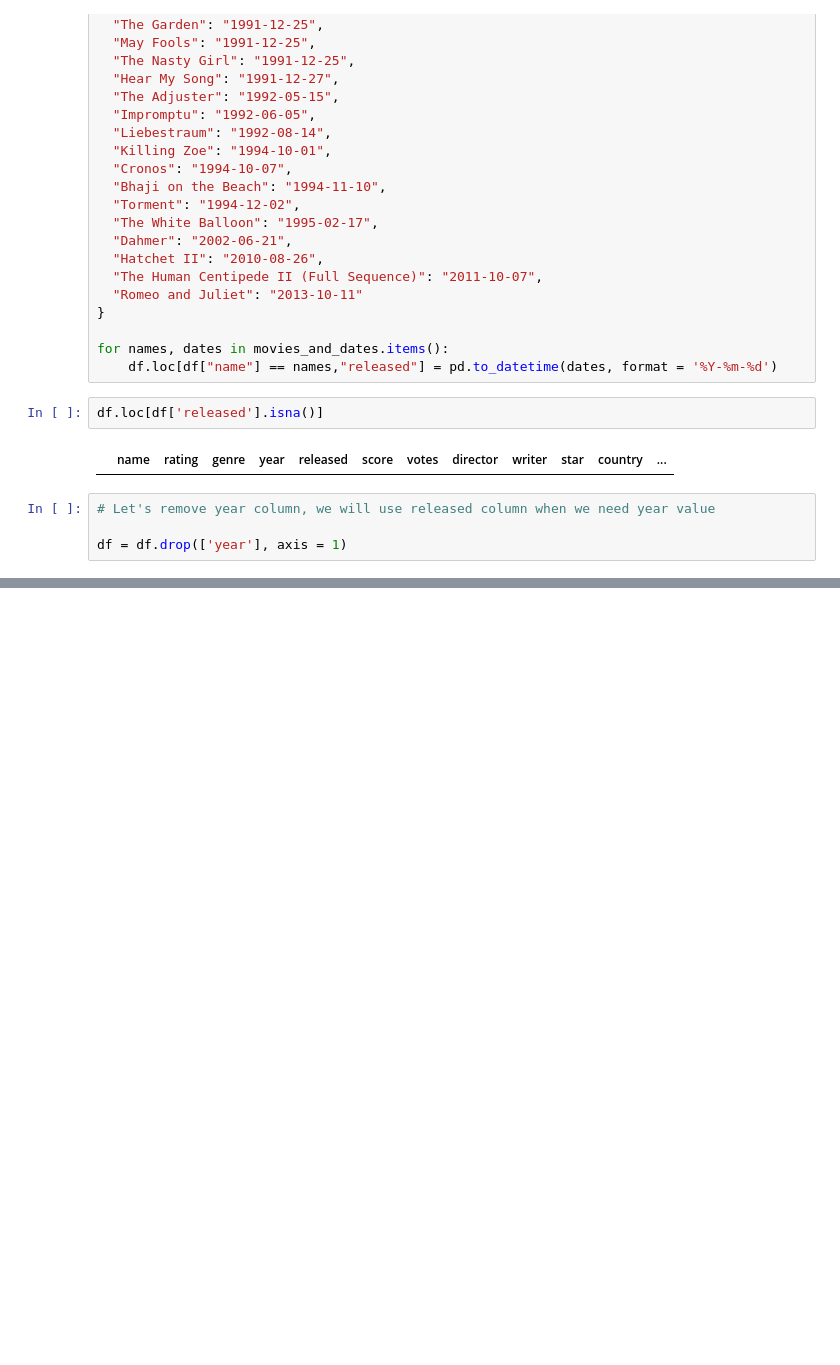
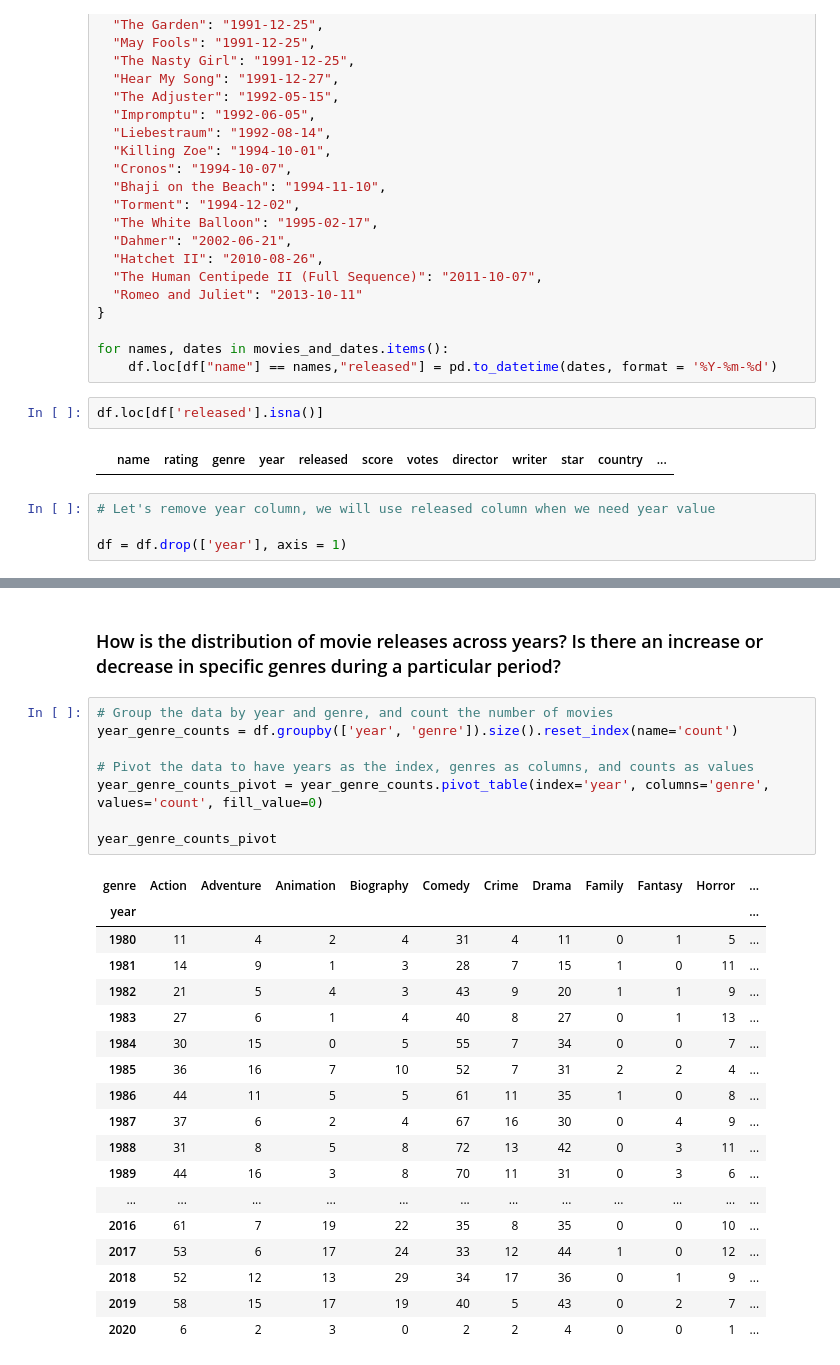
Before and after one commit to gururaser/film-analysis-project, a Jupyter notebook: film-analysis.ipynb, the cells around one changed output, grey strips where cells are left out. Drawn from its saved outputs; the diff is of its cells as text; blank space fills up the shorter version.

```diff
--- a/film-analysis.ipynb
+++ b/film-analysis.ipynb
@@ -600,0 +632,29 @@ plt.show()
+# %% [markdown]
+### How is the distribution of movie releases across years? Is there an increase or decrease in specific genres during a particular period?
+# %%
+# Group the data by year and genre, and count the number of movies
+year_genre_counts = df.groupby(['year', 'genre']).size().reset_index(name='count')
+
+# Pivot the data to have years as the index, genres as columns, and counts as values
+year_genre_counts_pivot = year_genre_counts.pivot_table(index='year', columns='genre', values='count', fill_value=0)
+
+year_genre_counts_pivot
+# %% [output]
+| genre | Action | Adventure | Animation | Biography | Comedy | Crime | Drama | Family | Fantasy | Horror | ... |
+| year |  |  |  |  |  |  |  |  |  |  | ... |
+| 1980 | 11 | 4 | 2 | 4 | 31 | 4 | 11 | 0 | 1 | 5 | ... |
+| 1981 | 14 | 9 | 1 | 3 | 28 | 7 | 15 | 1 | 0 | 11 | ... |
+| 1982 | 21 | 5 | 4 | 3 | 43 | 9 | 20 | 1 | 1 | 9 | ... |
+| 1983 | 27 | 6 | 1 | 4 | 40 | 8 | 27 | 0 | 1 | 13 | ... |
+| 1984 | 30 | 15 | 0 | 5 | 55 | 7 | 34 | 0 | 0 | 7 | ... |
+| 1985 | 36 | 16 | 7 | 10 | 52 | 7 | 31 | 2 | 2 | 4 | ... |
+| 1986 | 44 | 11 | 5 | 5 | 61 | 11 | 35 | 1 | 0 | 8 | ... |
+| 1987 | 37 | 6 | 2 | 4 | 67 | 16 | 30 | 0 | 4 | 9 | ... |
+| 1988 | 31 | 8 | 5 | 8 | 72 | 13 | 42 | 0 | 3 | 11 | ... |
+| 1989 | 44 | 16 | 3 | 8 | 70 | 11 | 31 | 0 | 3 | 6 | ... |
+| ... | ... | ... | ... | ... | ... | ... | ... | ... | ... | ... | ... |
+| 2016 | 61 | 7 | 19 | 22 | 35 | 8 | 35 | 0 | 0 | 10 | ... |
+| 2017 | 53 | 6 | 17 | 24 | 33 | 12 | 44 | 1 | 0 | 12 | ... |
+| 2018 | 52 | 12 | 13 | 29 | 34 | 17 | 36 | 0 | 1 | 9 | ... |
+| 2019 | 58 | 15 | 17 | 19 | 40 | 5 | 43 | 0 | 2 | 7 | ... |
+| 2020 | 6 | 2 | 3 | 0 | 2 | 2 | 4 | 0 | 0 | 1 | ... |
```
Also changed, not shown: parts of 32 cells of this notebook.
